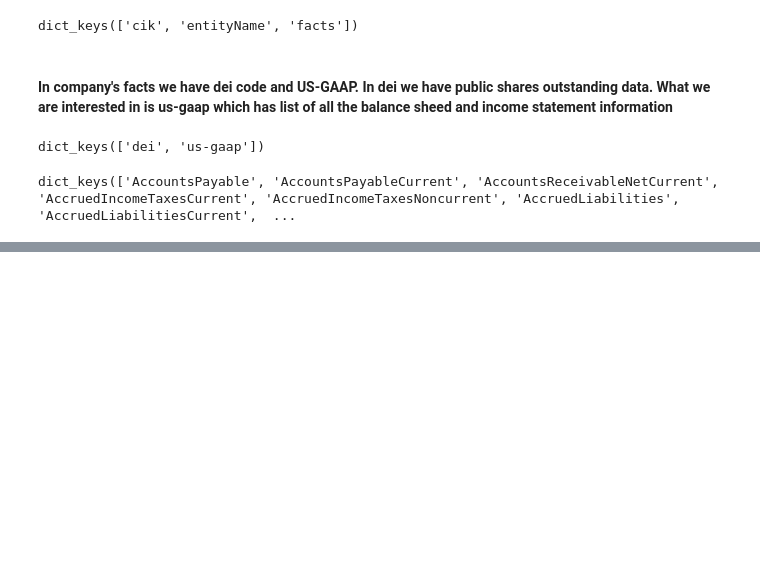
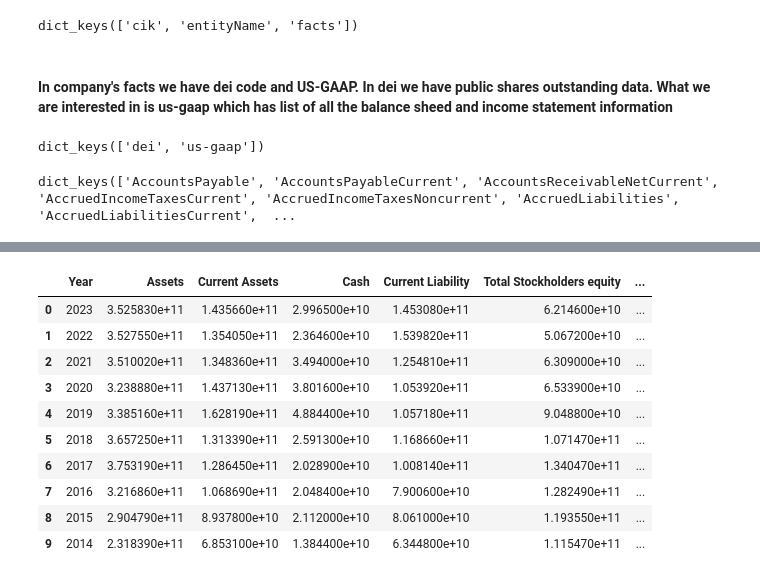
Before and after one commit to maseehfaizan/Project-Code, a Jupyter notebook: Master.ipynb, the cells around one changed output, grey strips where cells are left out. Cells and saved outputs as stored; diff of their text form; code cells hidden in the pictures; blank space fills up the shorter version.

```diff
--- a/Master.ipynb
+++ b/Master.ipynb
@@ -277,0 +236,14 @@ balance
+# %%
+balance.head(10)
+# %% [output]
+|  | Year | Assets | Current Assets | Cash | Current Liability | Total Stockholders equity | ... |
+| 0 | 2023 | 3.525830e+11 | 1.435660e+11 | 2.996500e+10 | 1.453080e+11 | 6.214600e+10 | ... |
+| 1 | 2022 | 3.527550e+11 | 1.354050e+11 | 2.364600e+10 | 1.539820e+11 | 5.067200e+10 | ... |
+| 2 | 2021 | 3.510020e+11 | 1.348360e+11 | 3.494000e+10 | 1.254810e+11 | 6.309000e+10 | ... |
+| 3 | 2020 | 3.238880e+11 | 1.437130e+11 | 3.801600e+10 | 1.053920e+11 | 6.533900e+10 | ... |
+| 4 | 2019 | 3.385160e+11 | 1.628190e+11 | 4.884400e+10 | 1.057180e+11 | 9.048800e+10 | ... |
+| 5 | 2018 | 3.657250e+11 | 1.313390e+11 | 2.591300e+10 | 1.168660e+11 | 1.071470e+11 | ... |
+| 6 | 2017 | 3.753190e+11 | 1.286450e+11 | 2.028900e+10 | 1.008140e+11 | 1.340470e+11 | ... |
+| 7 | 2016 | 3.216860e+11 | 1.068690e+11 | 2.048400e+10 | 7.900600e+10 | 1.282490e+11 | ... |
+| 8 | 2015 | 2.904790e+11 | 8.937800e+10 | 2.112000e+10 | 8.061000e+10 | 1.193550e+11 | ... |
+| 9 | 2014 | 2.318390e+11 | 6.853100e+10 | 1.384400e+10 | 6.344800e+10 | 1.115470e+11 | ... |
```
Also changed, not shown: parts of 22 cells of this notebook.
